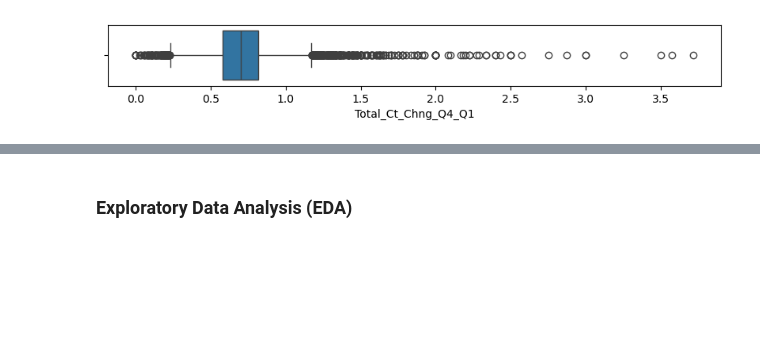
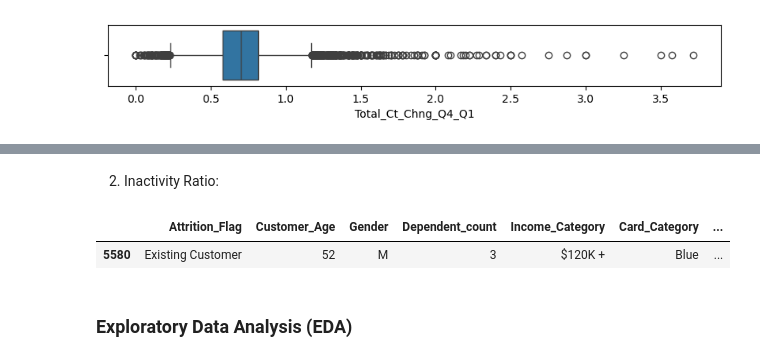
Before and after one commit to sg-333/Customer-Retention-Analysis-, a Jupyter notebook: project.ipynb, the cells around one changed output, grey strips where cells are left out. Saved outputs shown, nothing was run; the diff lists cells and outputs as text; code cells hidden in the pictures; blank space fills up the shorter version.

```diff
--- a/project.ipynb
+++ b/project.ipynb
@@ -200,2 +211,11 @@ for col in out_cols:
+# %% [markdown]
+2. Inactivity Ratio:
+# %%
+# Creating new feature for getting the inactivity of the customer
+df['Inactivity_ratio'] = df['Months_Inactive_12_mon'] / 12
+df.sample()
+# %% [output]
+|  | Attrition_Flag | Customer_Age | Gender | Dependent_count | Income_Category | Card_Category | ... |
+| 5580 | Existing Customer | 52 | M | 3 | $120K + | Blue | ... |
 # %% [markdown]
 ### Exploratory Data Analysis (EDA)
```
Also changed, not shown: parts of 4 cells of this notebook.
